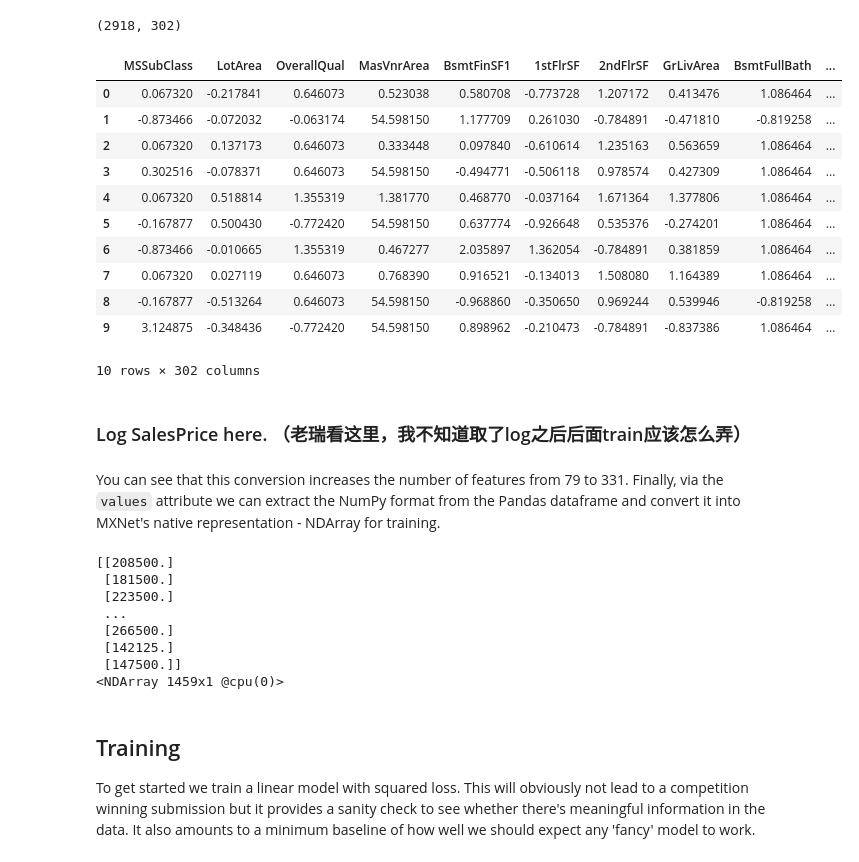
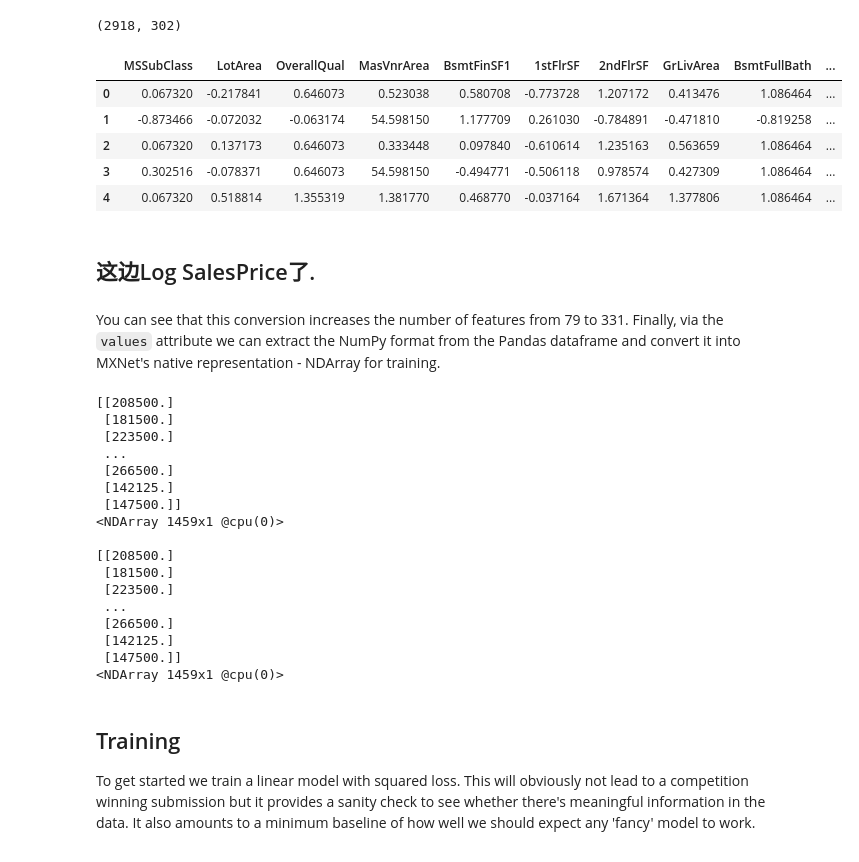
Before and after one commit to zhiming-xu/Q-Filter, a Jupyter notebook: homework4.ipynb, the cells around one changed output. Cells and saved outputs as stored; diff of their text form; code cells hidden in the pictures.

```diff
--- a/homework4.ipynb
+++ b/homework4.ipynb
@@ -216,38 +268,0 @@ missing_data.head(63)
-# %%
-#对这些feature新建一个missing class
-def fill_missings(res):
-    res['GarageType'] = res['GarageType'].fillna('missing')
-    res['GarageFinish'] = res['GarageFinish'].fillna('missing')
-    res['GarageQual'] = res['GarageQual'].fillna('missing')
-    res['GarageCond'] = res['GarageCond'].fillna('missing')
-
-    res['BsmtQual'] = res['BsmtQual'].fillna('missing')
-    res['BsmtCond'] = res['BsmtCond'].fillna('missing')
-    res['BsmtExposure'] = res['BsmtExposure'].fillna('missing')
-    res['BsmtFinType1'] = res['BsmtFinType1'].fillna('missing')
-    res['BsmtFinType2'] = res['BsmtFinType2'].fillna('missing')
-
-    res['MSZoning'] = res['MSZoning'].fillna('missing')
-    res['BsmtFullBath'] = res['BsmtFullBath'].fillna(res['BsmtFullBath'].mode()[0])
-    res['Utilities'] = res['Utilities'].fillna('missing')
-    res['Exterior1st'] = res['Exterior1st'].fillna(res['Exterior1st'].mode()[0])
-    res['Exterior2nd'] = res['Exterior2nd'].fillna(res['Exterior2nd'].mode()[0])
-    res['BsmtFinSF1'] = res['BsmtFinSF1'].fillna(0)
-
-
-    res['Exterior1st'] = res['Exterior1st'].fillna(res['Exterior1st'].mode()[0])
-    res['Exterior2nd'] = res['Exterior2nd'].fillna(res['Exterior2nd'].mode()[0])
-    res["Functional"] = res["Functional"].fillna("Typ")
-    res["Electrical"] = res["Electrical"].fillna(res["Electrical"].mode()[0])
-
-    res['KitchenQual'] = res['KitchenQual'].fillna(res['KitchenQual'].mode()[0])
-    res['SaleType'] = res['SaleType'].fillna(res['SaleType'].mode()[0])
-    res['GarageArea'] = res['GarageArea'].fillna(0)
-
-    #对Area用mean填充
-    res['MasVnrArea'] = res['MasVnrArea'].apply(lambda x: np.exp(4) if x <= 0.0 else x)
-    #res['MasVnrArea'] = res['MasVnrArea'].fillna(0)
-    res['MasVnrType'] = res['MasVnrType'].fillna(res['MasVnrType'].mode()[0])
-
-    return res
-#mydata=fill_missings(my_data)
@@ -332,22 +334,16 @@ all_features4.shape
 # %% [output]
 (2918, 302)
 # %%
-all_features4.head(10)
+all_features4.head(5)
 # %% [output]
 |  | MSSubClass | LotArea | OverallQual | MasVnrArea | BsmtFinSF1 | 1stFlrSF | 2ndFlrSF | GrLivArea | BsmtFullBath | ... |
 | 0 | 0.067320 | -0.217841 | 0.646073 | 0.523038 | 0.580708 | -0.773728 | 1.207172 | 0.413476 | 1.086464 | ... |
 | 1 | -0.873466 | -0.072032 | -0.063174 | 54.598150 | 1.177709 | 0.261030 | -0.784891 | -0.471810 | -0.819258 | ... |
 | 2 | 0.067320 | 0.137173 | 0.646073 | 0.333448 | 0.097840 | -0.610614 | 1.235163 | 0.563659 | 1.086464 | ... |
 | 3 | 0.302516 | -0.078371 | 0.646073 | 54.598150 | -0.494771 | -0.506118 | 0.978574 | 0.427309 | 1.086464 | ... |
 | 4 | 0.067320 | 0.518814 | 1.355319 | 1.381770 | 0.468770 | -0.037164 | 1.671364 | 1.377806 | 1.086464 | ... |
-| 5 | -0.167877 | 0.500430 | -0.772420 | 54.598150 | 0.637774 | -0.926648 | 0.535376 | -0.274201 | 1.086464 | ... |
-| 6 | -0.873466 | -0.010665 | 1.355319 | 0.467277 | 2.035897 | 1.362054 | -0.784891 | 0.381859 | 1.086464 | ... |
-| 7 | 0.067320 | 0.027119 | 0.646073 | 0.768390 | 0.916521 | -0.134013 | 1.508080 | 1.164389 | 1.086464 | ... |
-| 8 | -0.167877 | -0.513264 | 0.646073 | 54.598150 | -0.968860 | -0.350650 | 0.969244 | 0.539946 | -0.819258 | ... |
-| 9 | 3.124875 | -0.348436 | -0.772420 | 54.598150 | 0.898962 | -0.210473 | -0.784891 | -0.837386 | 1.086464 | ... |
-10 rows × 302 columns
-# %% [markdown]
-### Log SalesPrice here. （老瑞看这里，我不知道取了log之后后面train应该怎么弄）
+# %% [markdown]
+## 这边Log SalesPrice了.
 # %% [markdown]
 You can see that this conversion increases the number of features from 79 to 331. Finally, via the `values` attribute we can extract the NumPy format from the Pandas dataframe and convert it into MXNet's native representation - NDArray for training.
 # %%
@@ -356,13 +352,12 @@ train_features = nd.array(all_features4[:(n_train-1)].values)
 test_features = nd.array(all_features4[(n_train-1):].values)
 train_data2 = train_data.drop([1379])
 test_data2 = test_data.drop([455, 756, 790, 1444,660, 728,485,1013,691,1029,95,1116])
-train_labels = nd.array(train_data2.SalePrice.values).reshape((-1, 1))
+temp = nd.array(train_data2.SalePrice.values).reshape((-1, 1))
+print(temp)
+#train_label log化(不会取log)
+train_labels = temp
+#train_labels = (train_labels - train_labels.mean())/(train_labels.std())
 print(train_labels)
-#print(temp)
-#train_label log化(不会取log) XZM: 我觉得这里不需要log, log是计算loss的时候才用到的
-#train_labels = temp.log()
-#train_labels = (train_labels - train_labels.mean())/(train_labels.std())
-#print(train_labels)
 # %% [output]
 [[208500.]
  [181500.]
@@ -372,6 +367,15 @@ print(train_labels)
  [142125.]
  [147500.]]
 <NDArray 1459x1 @cpu(0)>
+
+[[208500.]
+ [181500.]
+ [223500.]
+ ...
+ [266500.]
+ [142125.]
+ [147500.]]
+<NDArray 1459x1 @cpu(0)>
 # %% [markdown]
 ## Training
 
```
Also changed, not shown: parts of 37 cells of this notebook.
